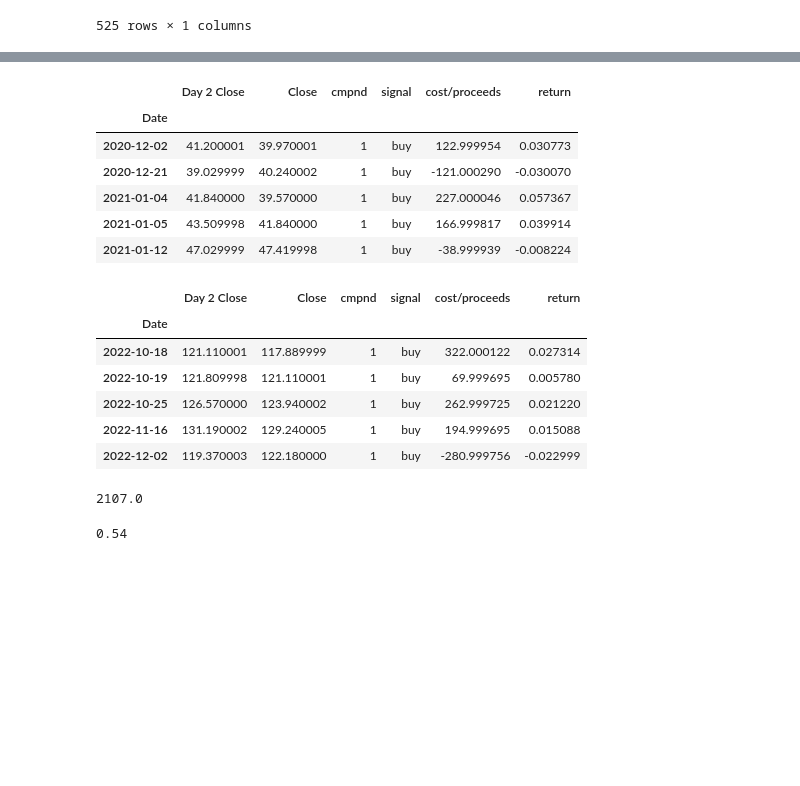
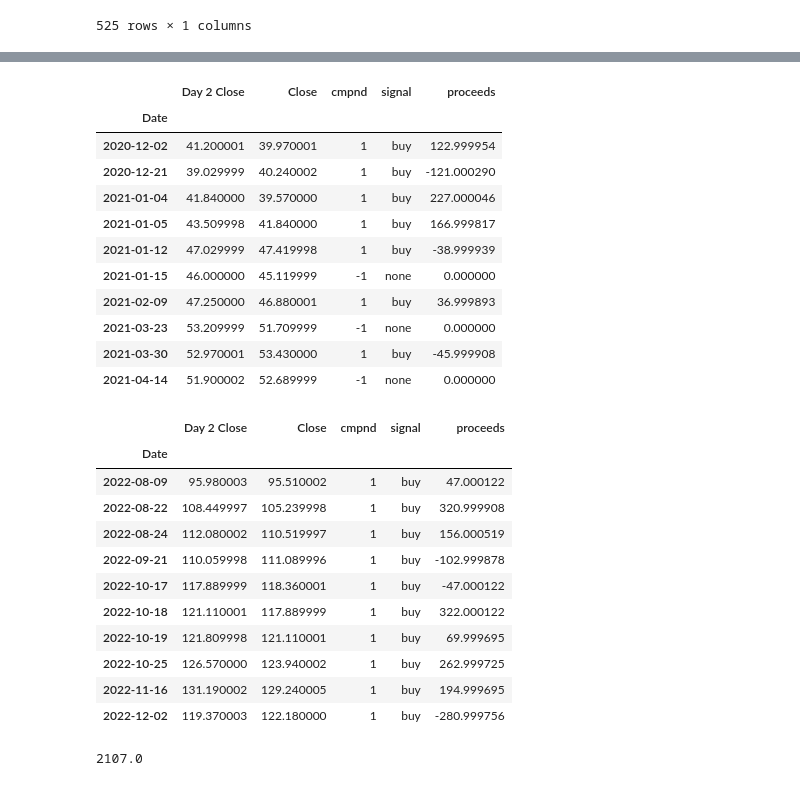
Before and after one commit to ggorovod/Sentiment-Trading-Model, a Jupyter notebook: Project.ipynb, the cells around one changed output, grey strips where cells are left out. Cells and saved outputs as stored; diff of their text form; code cells hidden in the pictures; blank space fills up the shorter version.

```diff
--- a/Project.ipynb
+++ b/Project.ipynb
@@ -399,20 +420,5 @@ algo
 | 2022-12-09 | 110.019997 | 1 | buy |
 62 rows × 3 columns
 # %%
-algo['signal'] = np.nan
-algo['cost/proceeds'] = np.nan
-
+#Set up share sizes
 share_size = 100
-accumulated_shares = 0
-
-previous_price = 0
-# %%
-for index, row in algo.iterrows():
-    if row['cmpnd'] == 1:
-        algo.loc[index, "signal"] = "buy"
-        algo.loc[index, "cost/proceeds"] = -(row["Close"] * share_size)
-        accumulated_shares += share_size
-    if row['cmpnd'] == -1:
-        algo.loc[index, "signal"] = "sell"
-        algo.loc[index, "cost/proceeds"] = row["Close"] * accumulated_shares
-        accumulated_shares = 0
@@ -510,26 +468,38 @@ cd.tail(35)
 # %%
+#Set up a BACKTEST to buy 100 shares at 'Close' price and sell 100 shares at 'Day 2 Close' price when the signal is 'buy'. Create a Proceeds Columns to show result of each trade
 for index, row in algo_v2.iterrows():
     if row['cmpnd'] == 1:
         algo_v2.loc[index, "signal"] = "buy"
-        algo_v2.loc[index, "cost/proceeds"] = -(row["Close"] * share_size)+(row["Day 2 Close"] * share_size)
+        algo_v2.loc[index, "proceeds"] = -(row["Close"] * share_size)+(row["Day 2 Close"] * share_size)
     if row['cmpnd'] == -1:
-        algo_v2.loc[index, "signal"] = "sell"
-        algo_v2.loc[index, "cost/proceeds"] = 0
+        algo_v2.loc[index, "signal"] = "none"
+        algo_v2.loc[index, "proceeds"] = 0
 # %%
-display(algo_v2.dropna().head())
-display(algo_v2.dropna().tail())
+#Review the results
+display(algo_v2.dropna().head(10))
+display(algo_v2.dropna().tail(10))
 # %% [output]
-|  | Day 2 Close | Close | cmpnd | signal | cost/proceeds | return |
-| Date |  |  |  |  |  |  |
-| 2020-12-02 | 41.200001 | 39.970001 | 1 | buy | 122.999954 | 0.030773 |
-| 2020-12-21 | 39.029999 | 40.240002 | 1 | buy | -121.000290 | -0.030070 |
-| 2021-01-04 | 41.840000 | 39.570000 | 1 | buy | 227.000046 | 0.057367 |
-| 2021-01-05 | 43.509998 | 41.840000 | 1 | buy | 166.999817 | 0.039914 |
-| 2021-01-12 | 47.029999 | 47.419998 | 1 | buy | -38.999939 | -0.008224 |
+|  | Day 2 Close | Close | cmpnd | signal | proceeds |
+| Date |  |  |  |  |  |
+| 2020-12-02 | 41.200001 | 39.970001 | 1 | buy | 122.999954 |
+| 2020-12-21 | 39.029999 | 40.240002 | 1 | buy | -121.000290 |
+| 2021-01-04 | 41.840000 | 39.570000 | 1 | buy | 227.000046 |
+| 2021-01-05 | 43.509998 | 41.840000 | 1 | buy | 166.999817 |
+| 2021-01-12 | 47.029999 | 47.419998 | 1 | buy | -38.999939 |
+| 2021-01-15 | 46.000000 | 45.119999 | -1 | none | 0.000000 |
+| 2021-02-09 | 47.250000 | 46.880001 | 1 | buy | 36.999893 |
+| 2021-03-23 | 53.209999 | 51.709999 | -1 | none | 0.000000 |
+| 2021-03-30 | 52.970001 | 53.430000 | 1 | buy | -45.999908 |
+| 2021-04-14 | 51.900002 | 52.689999 | -1 | none | 0.000000 |
-|  | Day 2 Close | Close | cmpnd | signal | cost/proceeds | return |
-| Date |  |  |  |  |  |  |
-| 2022-10-18 | 121.110001 | 117.889999 | 1 | buy | 322.000122 | 0.027314 |
-| 2022-10-19 | 121.809998 | 121.110001 | 1 | buy | 69.999695 | 0.005780 |
-| 2022-10-25 | 126.570000 | 123.940002 | 1 | buy | 262.999725 | 0.021220 |
-| 2022-11-16 | 131.190002 | 129.240005 | 1 | buy | 194.999695 | 0.015088 |
-| 2022-12-02 | 119.370003 | 122.180000 | 1 | buy | -280.999756 | -0.022999 |
+|  | Day 2 Close | Close | cmpnd | signal | proceeds |
+| Date |  |  |  |  |  |
+| 2022-08-09 | 95.980003 | 95.510002 | 1 | buy | 47.000122 |
+| 2022-08-22 | 108.449997 | 105.239998 | 1 | buy | 320.999908 |
+| 2022-08-24 | 112.080002 | 110.519997 | 1 | buy | 156.000519 |
+| 2022-09-21 | 110.059998 | 111.089996 | 1 | buy | -102.999878 |
+| 2022-10-17 | 117.889999 | 118.360001 | 1 | buy | -47.000122 |
+| 2022-10-18 | 121.110001 | 117.889999 | 1 | buy | 322.000122 |
+| 2022-10-19 | 121.809998 | 121.110001 | 1 | buy | 69.999695 |
+| 2022-10-25 | 126.570000 | 123.940002 | 1 | buy | 262.999725 |
+| 2022-11-16 | 131.190002 | 129.240005 | 1 | buy | 194.999695 |
+| 2022-12-02 | 119.370003 | 122.180000 | 1 | buy | -280.999756 |
@@ -540,8 +510,3 @@ profit = round(algo_v2["cost/proceeds"].sum(), 2)
 profit
 # %% [output]
 2107.0
-# %%
-total_pct = round(algo_v2["return"].sum(), 2)
-total_pct
-# %% [output]
-0.54
```
Also changed, not shown: parts of 64 cells of this notebook, 2 other files.
